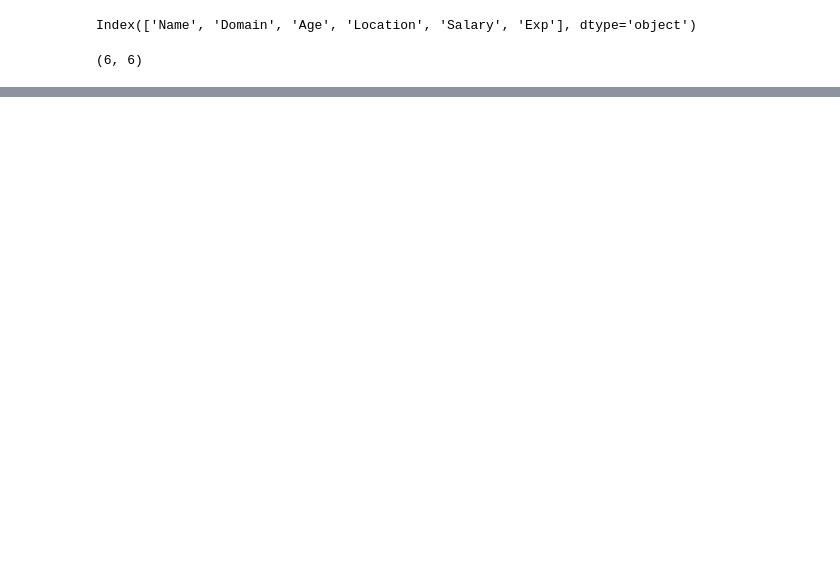
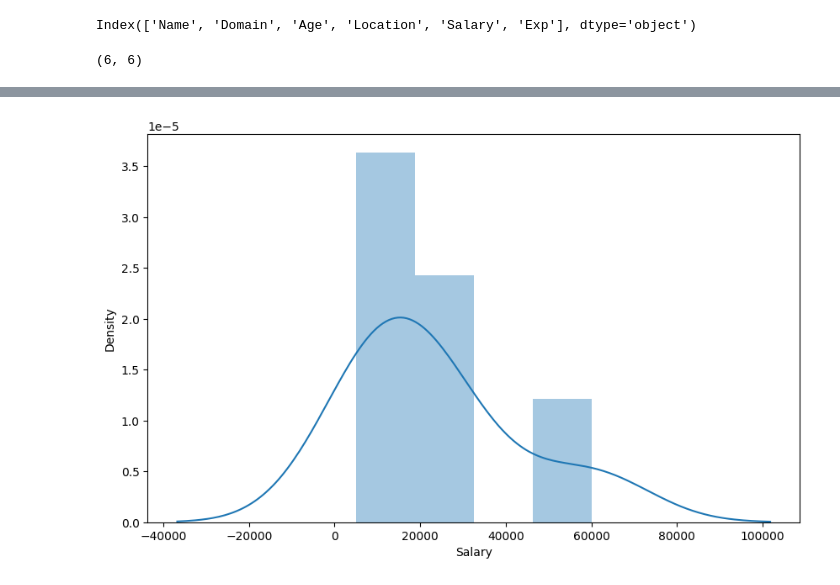
Before and after one commit to justrupesh12/EDA, a Jupyter notebook: Raw_Data_to_clean_by_EDA.ipynb, the cells around one changed output, grey strips where cells are left out. Drawn from its saved outputs; the diff is of its cells as text; code cells hidden in the pictures; blank space fills up the shorter version.

```diff
--- a/Raw_Data_to_clean_by_EDA.ipynb
+++ b/Raw_Data_to_clean_by_EDA.ipynb
@@ -43,0 +379,6 @@ emp.head()
+# %%
+plt.rcParams['figure.figsize']=10,6
+# %%
+vis1=sns.distplot(clean_data['Salary'])
+# %% [output]
+[figure, added]
```
Also changed, not shown: parts of 43 cells of this notebook.
